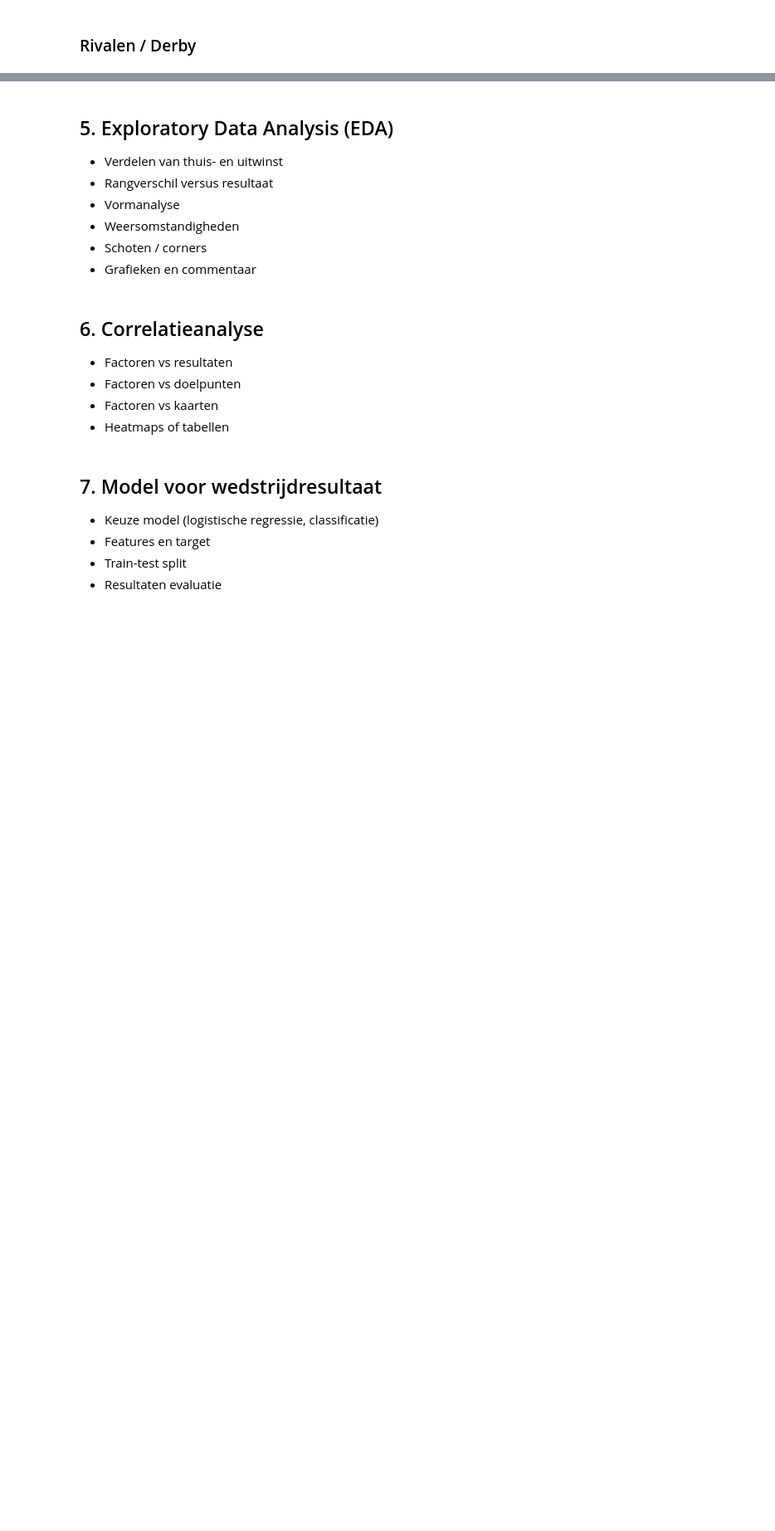
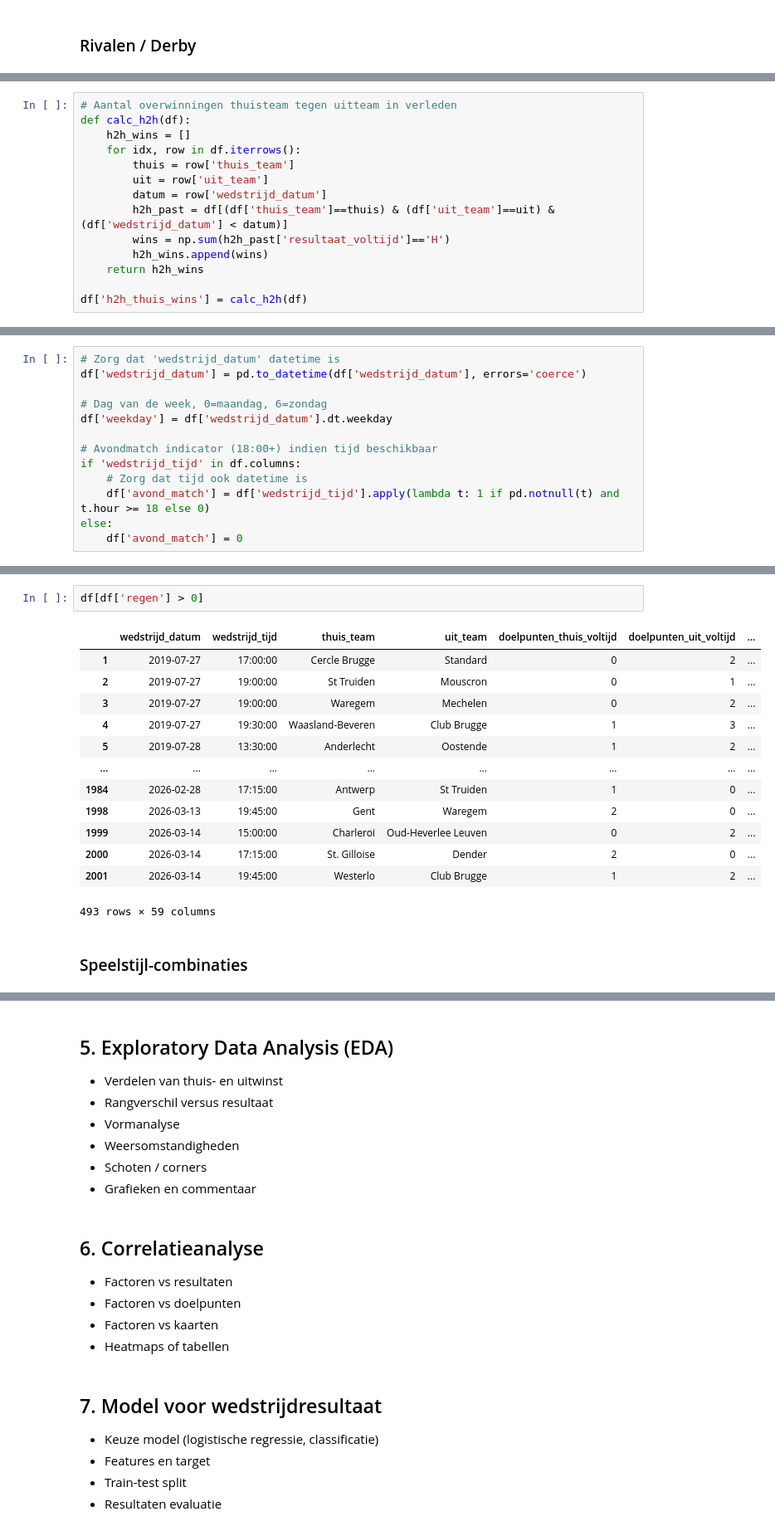
Before and after one commit to Torbendes/Bachelorproef, a Jupyter notebook: code/analyse/jpl_analyse.ipynb, the cells around one changed output, grey strips where cells are left out. Shown at 83% size. Saved outputs shown, nothing was run; the diff lists cells and outputs as text; blank space fills up the shorter version.

```diff
--- a/code/analyse/jpl_analyse.ipynb
+++ b/code/analyse/jpl_analyse.ipynb
@@ -578,0 +732,14 @@ print(wedstrijden_compleet_df[['thuis_team', 'uit_team', 'derby']].head(10))
+# %%
+# Aantal overwinningen thuisteam tegen uitteam in verleden
+def calc_h2h(df):
+    h2h_wins = []
+    for idx, row in df.iterrows():
+        thuis = row['thuis_team']
+        uit = row['uit_team']
+        datum = row['wedstrijd_datum']
+        h2h_past = df[(df['thuis_team']==thuis) & (df['uit_team']==uit) & (df['wedstrijd_datum'] < datum)]
+        wins = np.sum(h2h_past['resultaat_voltijd']=='H')
+        h2h_wins.append(wins)
+    return h2h_wins
+
+df['h2h_thuis_wins'] = calc_h2h(df)
@@ -578,0 +748,13 @@ print(wedstrijden_compleet_df[['thuis_team', 'uit_team', 'derby']].head(10))
+# %%
+# Zorg dat 'wedstrijd_datum' datetime is
+df['wedstrijd_datum'] = pd.to_datetime(df['wedstrijd_datum'], errors='coerce')
+
+# Dag van de week, 0=maandag, 6=zondag
+df['weekday'] = df['wedstrijd_datum'].dt.weekday
+
+# Avondmatch indicator (18:00+) indien tijd beschikbaar
+if 'wedstrijd_tijd' in df.columns:
+    # Zorg dat tijd ook datetime is
+    df['avond_match'] = df['wedstrijd_tijd'].apply(lambda t: 1 if pd.notnull(t) and t.hour >= 18 else 0)
+else:
+    df['avond_match'] = 0
@@ -578,0 +768,18 @@ print(wedstrijden_compleet_df[['thuis_team', 'uit_team', 'derby']].head(10))
+# %%
+df[df['regen'] > 0]
+# %% [output]
+|  | wedstrijd_datum | wedstrijd_tijd | thuis_team | uit_team | doelpunten_thuis_voltijd | doelpunten_uit_voltijd | ... |
+| 1 | 2019-07-27 | 17:00:00 | Cercle Brugge | Standard | 0 | 2 | ... |
+| 2 | 2019-07-27 | 19:00:00 | St Truiden | Mouscron | 0 | 1 | ... |
+| 3 | 2019-07-27 | 19:00:00 | Waregem | Mechelen | 0 | 2 | ... |
+| 4 | 2019-07-27 | 19:30:00 | Waasland-Beveren | Club Brugge | 1 | 3 | ... |
+| 5 | 2019-07-28 | 13:30:00 | Anderlecht | Oostende | 1 | 2 | ... |
+| ... | ... | ... | ... | ... | ... | ... | ... |
+| 1984 | 2026-02-28 | 17:15:00 | Antwerp | St Truiden | 1 | 0 | ... |
+| 1998 | 2026-03-13 | 19:45:00 | Gent | Waregem | 2 | 0 | ... |
+| 1999 | 2026-03-14 | 15:00:00 | Charleroi | Oud-Heverlee Leuven | 0 | 2 | ... |
+| 2000 | 2026-03-14 | 17:15:00 | St. Gilloise | Dender | 2 | 0 | ... |
+| 2001 | 2026-03-14 | 19:45:00 | Westerlo | Club Brugge | 1 | 2 | ... |
+493 rows × 59 columns
+# %% [markdown]
+### Speelstijl-combinaties
```
Also changed, not shown: parts of 31 cells of this notebook, 26 other files.
